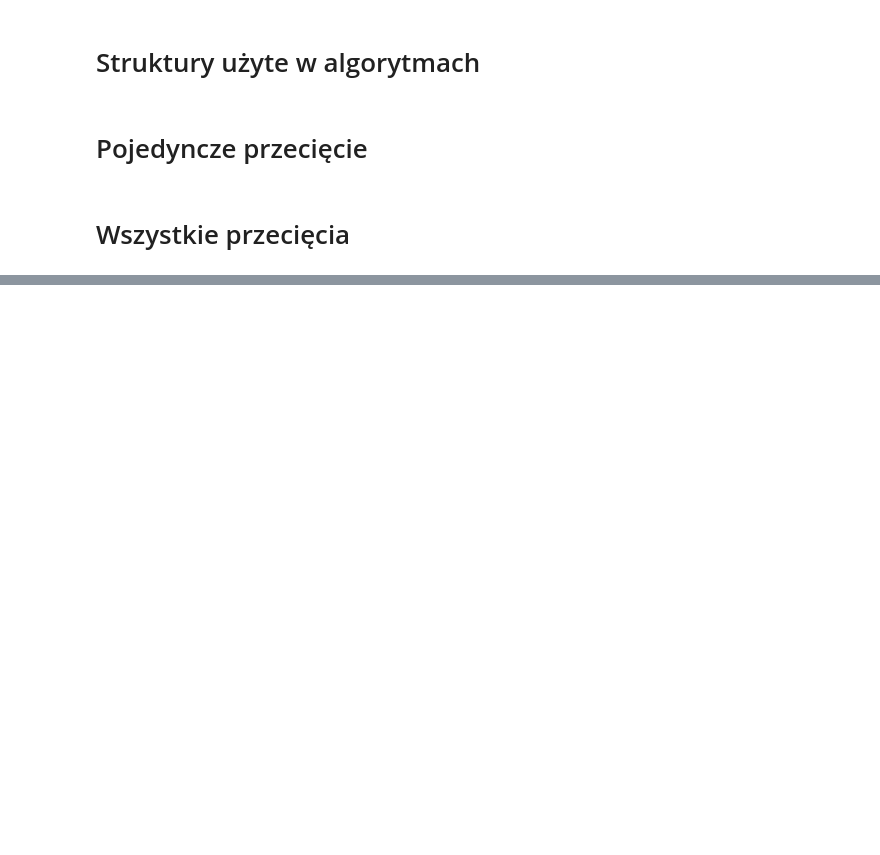
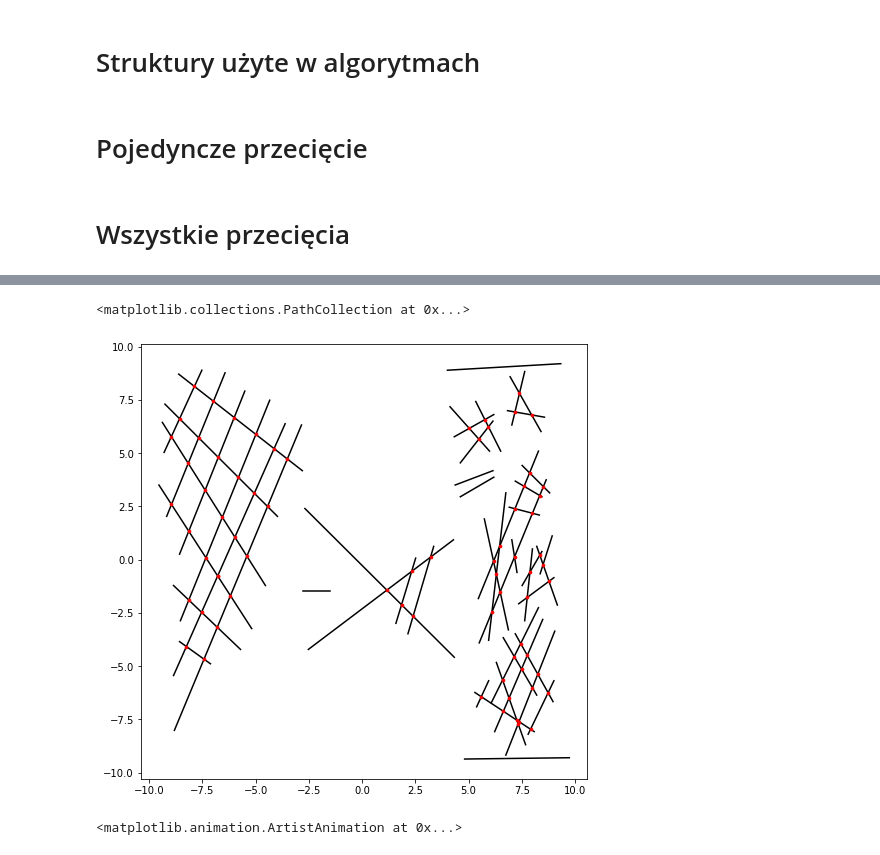
Before and after one commit to anuar2k/AGeom-2020, a Jupyter notebook: geom_lab4.ipynb, the cells around one changed output, grey strips where cells are left out. Drawn from its saved outputs; the diff is of its cells as text; code cells hidden in the pictures; blank space fills up the shorter version.

```diff
--- a/geom_lab4.ipynb
+++ b/geom_lab4.ipynb
@@ -439,0 +603,15 @@ plt.scatter(xPoints, yPoints, color="red", s=7, zorder=3)
+# %%
+segments = readFromCsv("hardtest.csv")
+
+points = [res[0] for res in findIntersections(segments)]
+
+xPoints, yPoints = unzip(points)
+prepPlot()
+
+for segment in segments:
+    plt.plot([segment[0][0], segment[1][0]], [segment[0][1], segment[1][1]], color="black", zorder=2)
+
+plt.scatter(xPoints, yPoints, color="red", s=7, zorder=3)
+# %% [output]
+<matplotlib.collections.PathCollection at 0x...>
+[figure, added]
@@ -439,0 +624,4 @@ plt.scatter(xPoints, yPoints, color="red", s=7, zorder=3)
+# %%
+ani
+# %% [output]
+<matplotlib.animation.ArtistAnimation at 0x...>
```
Also changed, not shown: parts of 3 cells of this notebook, 2 other files.
